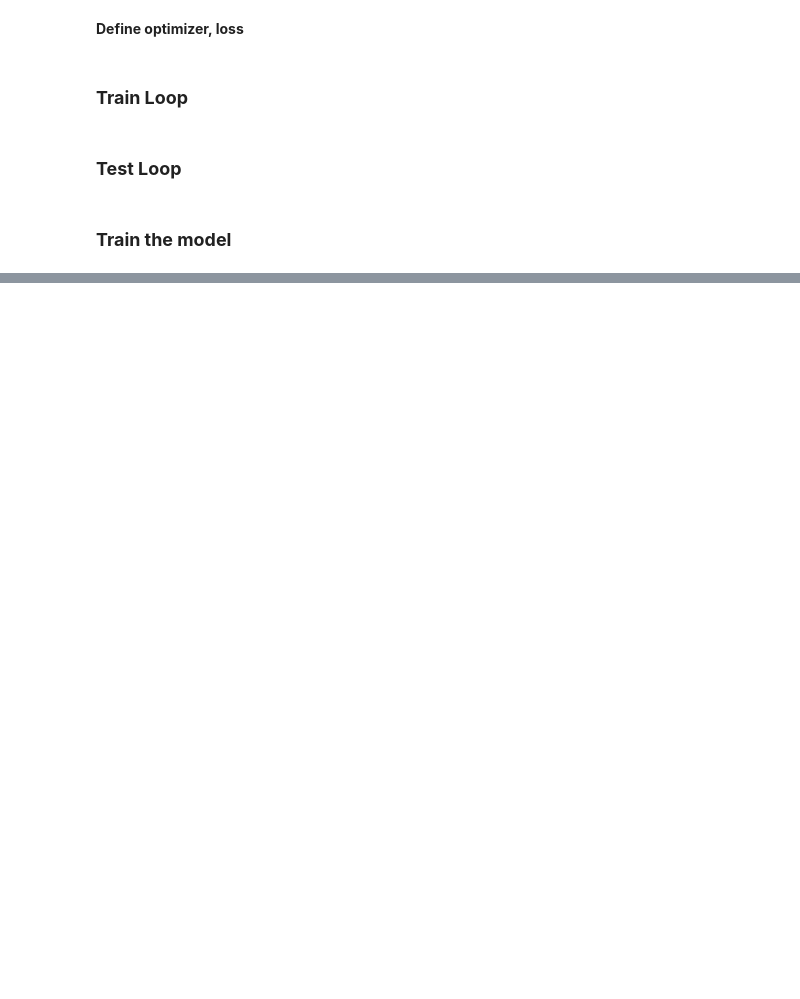
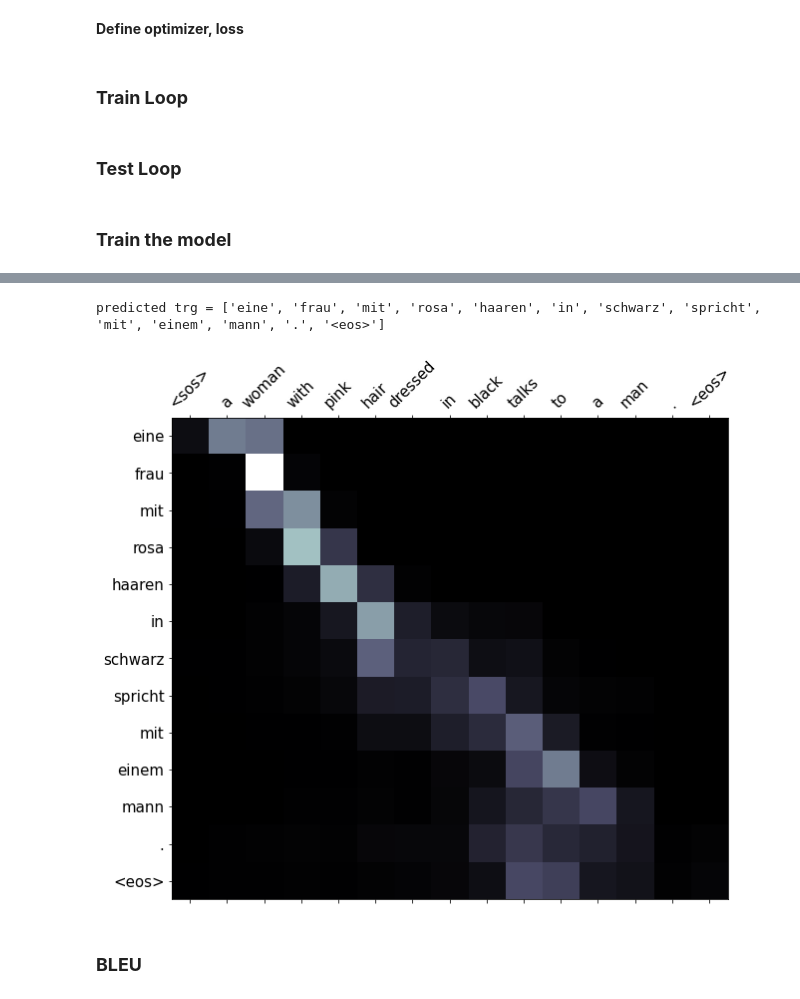
Before and after one commit to smitasasindran/END, a Jupyter notebook: Session10/END_Assignment_10_Model_1.ipynb, the cells around one changed output, grey strips where cells are left out. Cells and saved outputs as stored; diff of their text form; code cells hidden in the pictures; blank space fills up the shorter version.

```diff
--- a/Session10/END_Assignment_10_Model_1.ipynb
+++ b/Session10/END_Assignment_10_Model_1.ipynb
@@ -285,7 +293,7 @@ class Decoder(nn.Module):
 
         prediction = self.fc_out(torch.cat((output, weighted, embedding), dim=1))
 
-        return prediction, hidden.squeeze(0)
+        return prediction, hidden.squeeze(0), attn.squeeze(1)
 # %% [markdown]
 ### **Seq2Seq Model**
 # %%
@@ -535,0 +658,12 @@ print(f'| Test Loss: {test_loss:.3f} | Test PPL: {math.exp(test_loss):7.3f} |')
+# %%
+translation, attention = translate_sentence(src, SRC, TRG, model, device)
+
+print(f'predicted trg = {translation}')
+
+display_attention(src, translation, attention)
+# a ',' woman ',' with ',' pink ',' hair ',' in ',' black ',' speaks', 'with', 'one', 'man'
+# %% [output]
+predicted trg = ['eine', 'frau', 'mit', 'rosa', 'haaren', 'in', 'schwarz', 'spricht', 'mit', 'einem', 'mann', '.', '<eos>']
+[figure, added]
+# %% [markdown]
+### **BLEU**
```
Also changed, not shown: parts of 19 cells of this notebook.
